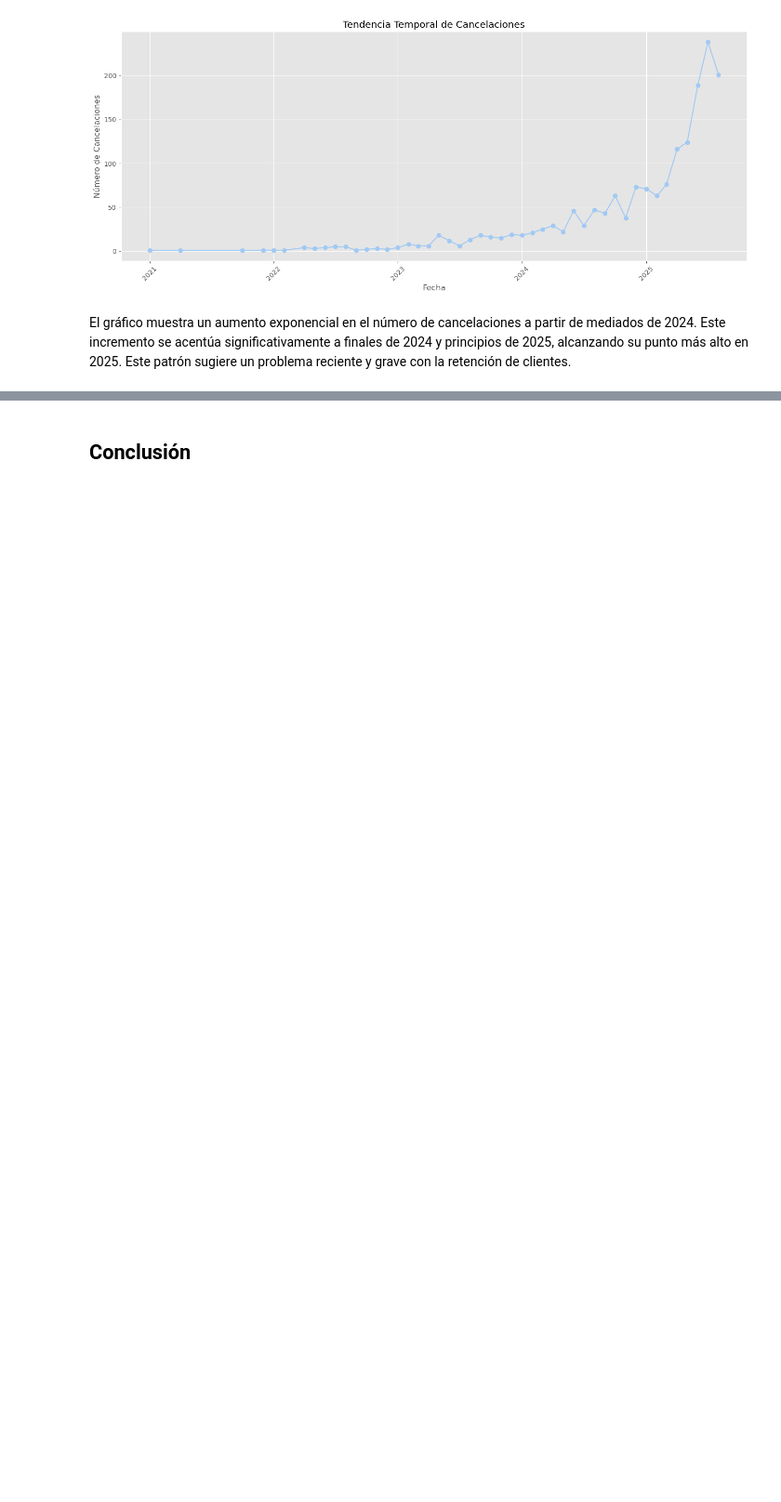
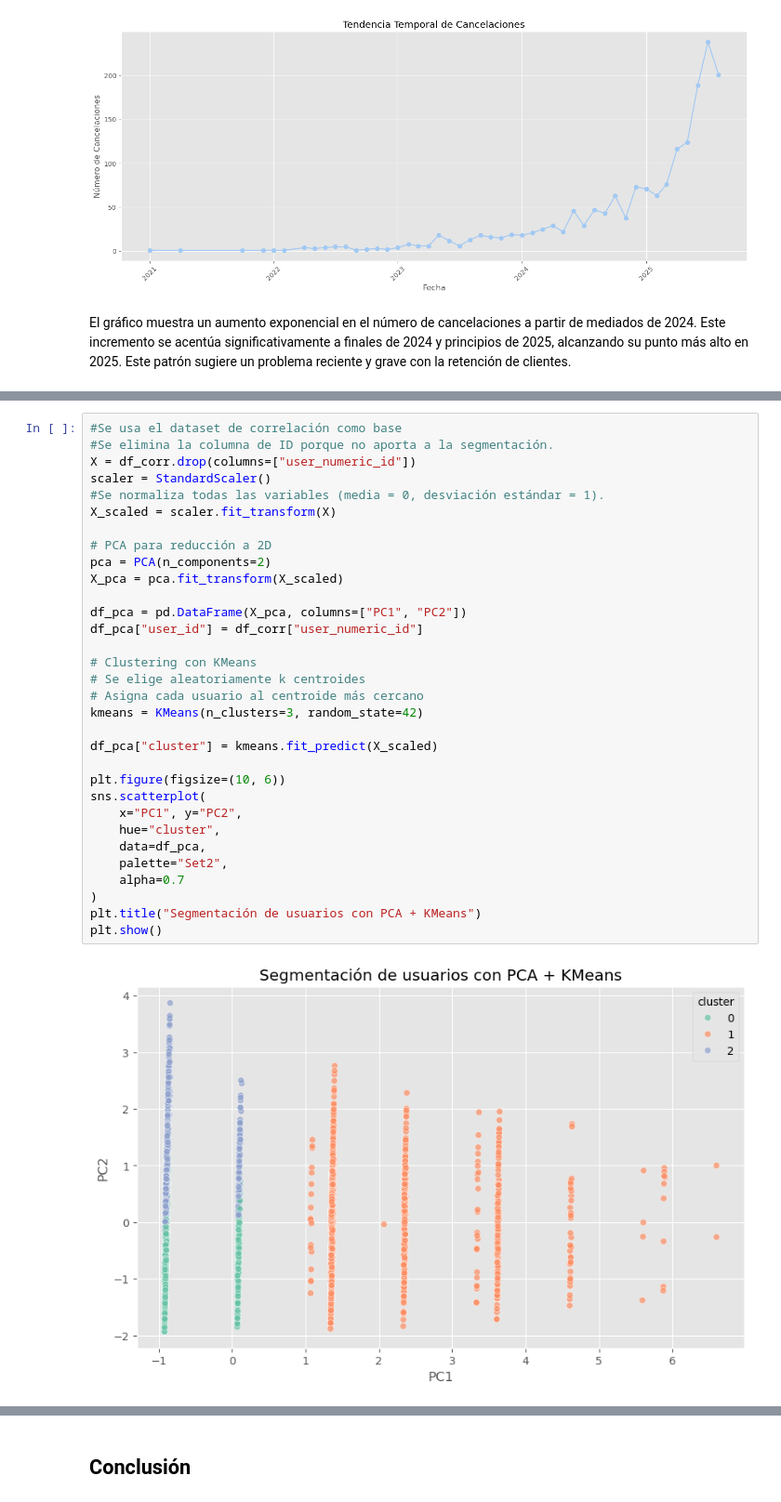
Before and after one commit to agustin29a/streaming_etl, a Jupyter notebook: gold/Analisis de datos.ipynb, the cells around one changed output, grey strips where cells are left out. Shown at 93% size. Saved outputs shown, nothing was run; the diff lists cells and outputs as text; blank space fills up the shorter version.

```diff
--- a/gold/Analisis de datos.ipynb
+++ b/gold/Analisis de datos.ipynb
@@ -697,0 +741,34 @@ El gráfico muestra un aumento exponencial en el número de cancelaciones a part
+# %%
+#Se usa el dataset de correlación como base
+#Se elimina la columna de ID porque no aporta a la segmentación.
+X = df_corr.drop(columns=["user_numeric_id"])
+scaler = StandardScaler()
+#Se normaliza todas las variables (media = 0, desviación estándar = 1).
+X_scaled = scaler.fit_transform(X)
+
+# PCA para reducción a 2D
+pca = PCA(n_components=2)
+X_pca = pca.fit_transform(X_scaled)
+
+df_pca = pd.DataFrame(X_pca, columns=["PC1", "PC2"])
+df_pca["user_id"] = df_corr["user_numeric_id"]
+
+# Clustering con KMeans
+# Se elige aleatoriamente k centroides
+# Asigna cada usuario al centroide más cercano
+kmeans = KMeans(n_clusters=3, random_state=42)
+
+df_pca["cluster"] = kmeans.fit_predict(X_scaled)
+
+plt.figure(figsize=(10, 6))
+sns.scatterplot(
+    x="PC1", y="PC2",
+    hue="cluster",
+    data=df_pca,
+    palette="Set2",
+    alpha=0.7
+)
+plt.title("Segmentación de usuarios con PCA + KMeans")
+plt.show()
+# %% [output]
+[figure, added]
```
Also changed, not shown: parts of 8 cells of this notebook.
